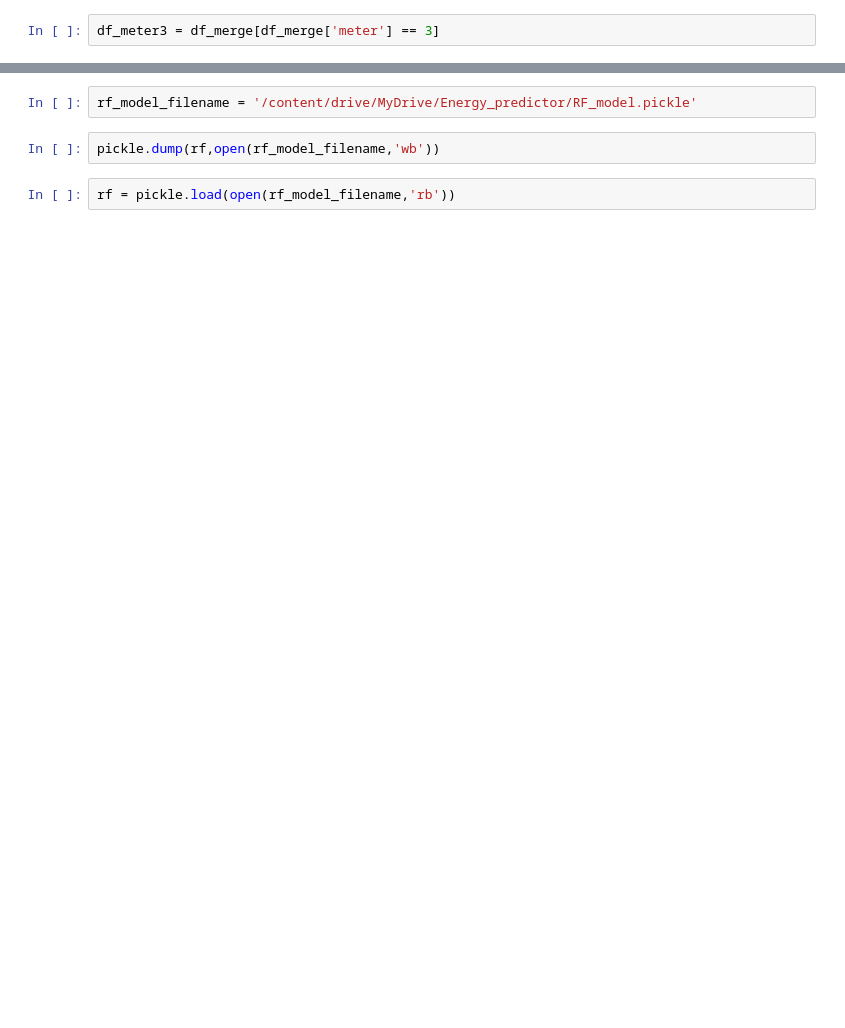
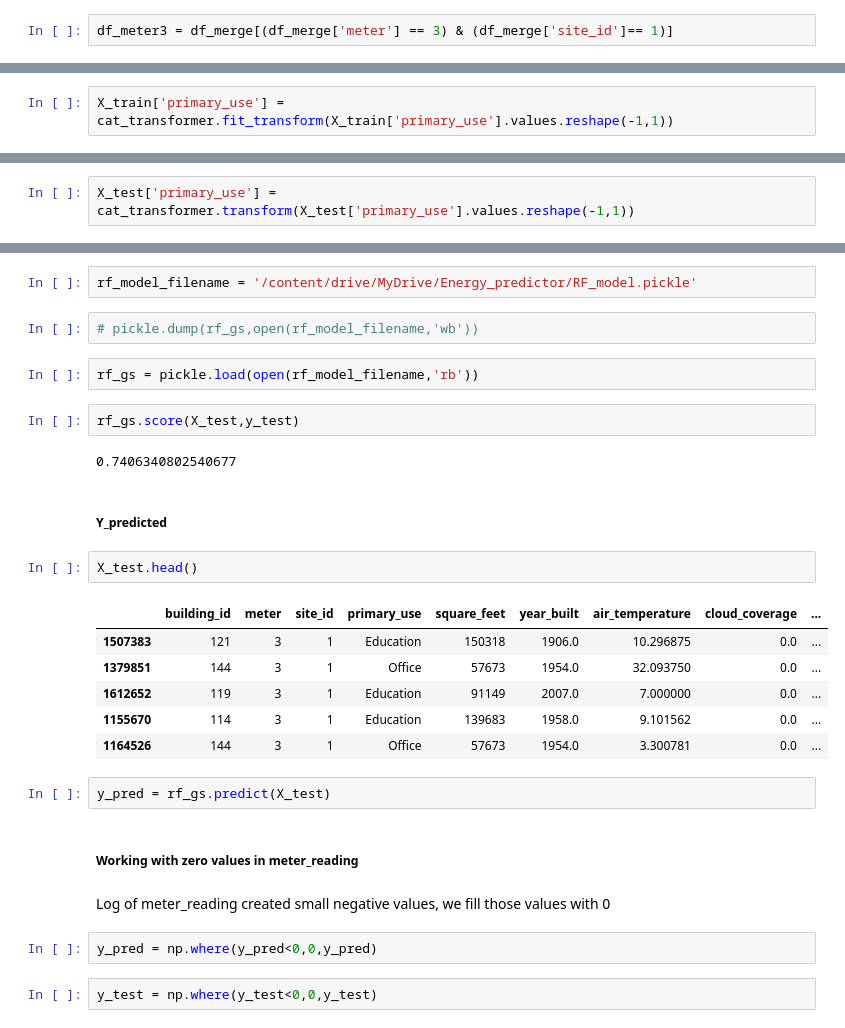
Before and after one commit to akshaypt7/energy_predictor, a Jupyter notebook: Energy_predictor_1.ipynb, the cells around one changed output, grey strips where cells are left out. Drawn from its saved outputs; the diff is of its cells as text; blank space fills up the shorter version.

```diff
--- a/Energy_predictor_1.ipynb
+++ b/Energy_predictor_1.ipynb
@@ -1304,2 +1249,2 @@ def do_classify(clf, parameters, X, y,
 # %%
-df_meter3 = df_merge[df_merge['meter'] == 3]
+df_meter3 = df_merge[(df_merge['meter'] == 3) & (df_merge['site_id']== 1)]
@@ -1356,0 +1343,2 @@ gb_cv = GridSearchCV(model, parameters, cv=3, n_jobs=-1)
+# %%
+X_train['primary_use'] = cat_transformer.fit_transform(X_train['primary_use'].values.reshape(-1,1))
@@ -1356,0 +1351,2 @@ gb_cv = GridSearchCV(model, parameters, cv=3, n_jobs=-1)
+# %%
+X_test['primary_use'] = cat_transformer.transform(X_test['primary_use'].values.reshape(-1,1))
@@ -1378,6 +1423,31 @@ BrokenProcessPool: ignored
 # %%
 rf_model_filename = '/content/drive/MyDrive/Energy_predictor/RF_model.pickle'
 # %%
-pickle.dump(rf,open(rf_model_filename,'wb'))
+# pickle.dump(rf_gs,open(rf_model_filename,'wb'))
 # %%
-rf = pickle.load(open(rf_model_filename,'rb'))
+rf_gs = pickle.load(open(rf_model_filename,'rb'))
+# %%
+rf_gs.score(X_test,y_test)
+# %% [output]
+0.7406340802540677
+# %% [markdown]
+##### Y_predicted
+# %%
+X_test.head()
+# %% [output]
+|  | building_id | meter | site_id | primary_use | square_feet | year_built | air_temperature | cloud_coverage | ... |
+| 1507383 | 121 | 3 | 1 | Education | 150318 | 1906.0 | 10.296875 | 0.0 | ... |
+| 1379851 | 144 | 3 | 1 | Office | 57673 | 1954.0 | 32.093750 | 0.0 | ... |
+| 1612652 | 119 | 3 | 1 | Education | 91149 | 2007.0 | 7.000000 | 0.0 | ... |
+| 1155670 | 114 | 3 | 1 | Education | 139683 | 1958.0 | 9.101562 | 0.0 | ... |
+| 1164526 | 144 | 3 | 1 | Office | 57673 | 1954.0 | 3.300781 | 0.0 | ... |
+# %%
+y_pred = rf_gs.predict(X_test)
+# %% [markdown]
+##### Working with zero values in meter_reading
+# %% [markdown]
+Log of meter_reading created small negative values, we fill those values with 0
+# %%
+y_pred = np.where(y_pred<0,0,y_pred)
+# %%
+y_test = np.where(y_test<0,0,y_test)
```
Also changed, not shown: parts of 109 cells of this notebook.
